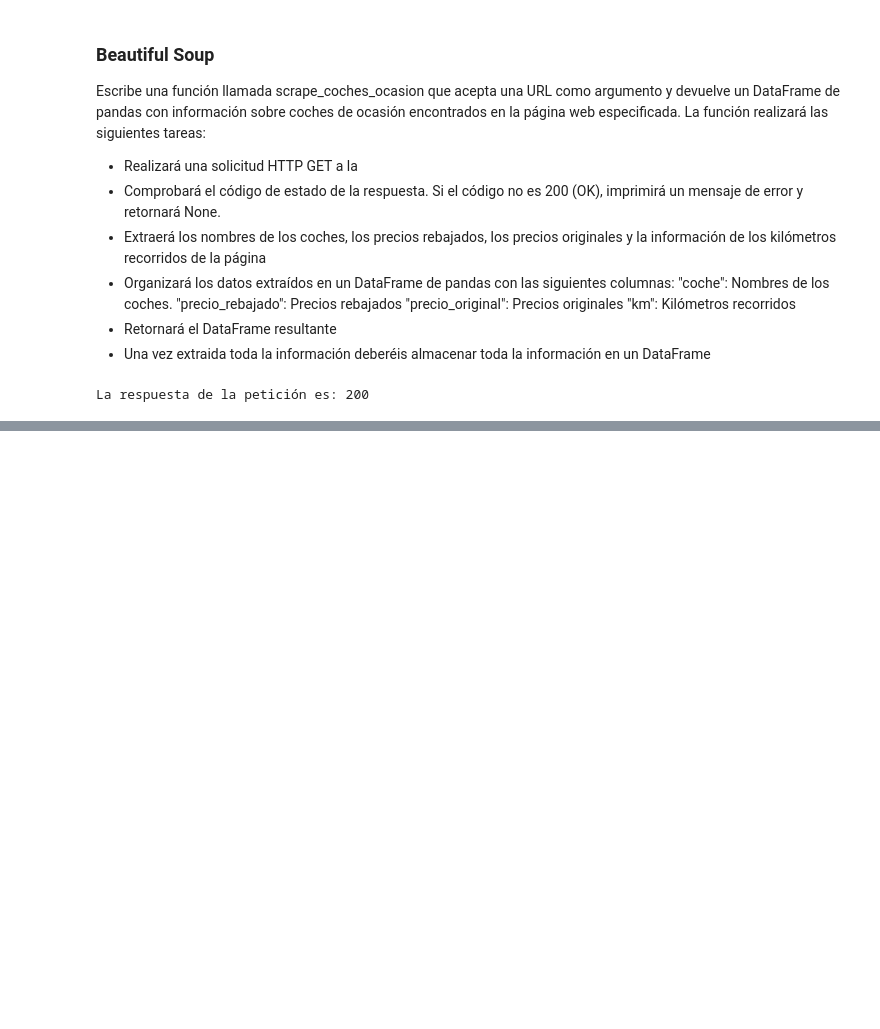
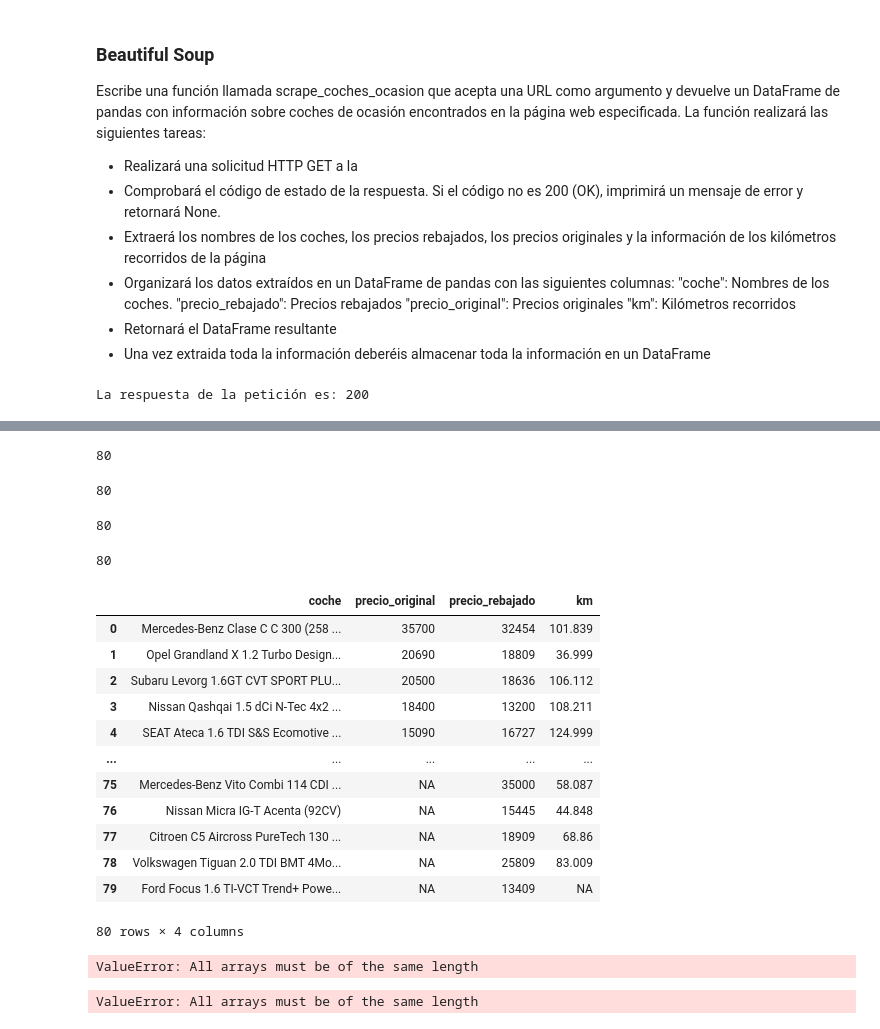
Before and after one commit to Adalab/da-modulo2-sprint1-pairprogramming_Rocio_ElenaG, a Jupyter notebook: beautiful_soup.ipynb, the cells around one changed output, grey strips where cells are left out. Cells and saved outputs as stored; diff of their text form; code cells hidden in the pictures; blank space fills up the shorter version.

```diff
--- a/beautiful_soup.ipynb
+++ b/beautiful_soup.ipynb
@@ -146,7 +129,0 @@ kms_lista[0:30]
-# %%
-kms_lista2 = []
-
-for km in kms_lista:
-    km = km.replace (" km",""). replace (".",",")
-    kms_lista2.append(km)
-kms_lista2
@@ -174,20 +129,0 @@ kms_lista2
-# %%
-#Todo de una vez
-
-kms = coches_soup.find_all ("span", {"class": "jsx-3960002075 detail big"})
-
-kms_lista = []
-
-for km in kms:
-    km = km.text
-    km_limpio = re.findall("\d{1,3}\.\d{3}",km)
-
-    if len(km_limpio) > 0:
-        kms_lista.append (km)
-
-        kms_lista3 = []
-
-        for km in kms_lista:
-            km = km.replace (" km",""). replace (".",",")
-            kms_lista3.append(km)
-        kms_lista3
@@ -226,3 +129,0 @@ lista_kms
-# %%
-kms = coches_soup.find_all ("span", {"img": "alt=Km"}) #no funcciona
-c
@@ -231,3 +129,0 @@ NameError: name 'c' is not defined
-# %%
-kms = coches_soup.find_all ("span", {"class": "jsx-3960002075 icon"}) #no funccionav
-kms [0:20]
@@ -244,0 +294,16 @@ def scrape_coches (url):
+# %%
+len (diccionario_coches2["coche"])
+# %% [output]
+80
+# %%
+len (diccionario_coches2["precio_original"])
+# %% [output]
+80
+# %%
+len (diccionario_coches2["precio_rebajado"])
+# %% [output]
+80
+# %%
+len (diccionario_coches2["km"])
+# %% [output]
+80
@@ -244,0 +312,30 @@ def scrape_coches (url):
+# %%
+df_coches = pd.DataFrame(diccionario_coches2)
+df_coches
+# %% [output]
+|  | coche | precio_original | precio_rebajado | km |
+| 0 | Mercedes-Benz Clase C C 300 (258 ... | 35700 | 32454 | 101.839 |
+| 1 | Opel Grandland X 1.2 Turbo Design... | 20690 | 18809 | 36.999 |
+| 2 | Subaru Levorg 1.6GT CVT SPORT PLU... | 20500 | 18636 | 106.112 |
+| 3 | Nissan Qashqai 1.5 dCi N-Tec 4x2 ... | 18400 | 13200 | 108.211 |
+| 4 | SEAT Ateca 1.6 TDI S&S Ecomotive ... | 15090 | 16727 | 124.999 |
+| ... | ... | ... | ... | ... |
+| 75 | Mercedes-Benz Vito Combi 114 CDI ... | NA | 35000 | 58.087 |
+| 76 | Nissan Micra IG-T Acenta (92CV) | NA | 15445 | 44.848 |
+| 77 | Citroen C5 Aircross PureTech 130 ... | NA | 18909 | 68.86 |
+| 78 | Volkswagen Tiguan 2.0 TDI BMT 4Mo... | NA | 25809 | 83.009 |
+| 79 | Ford Focus 1.6 TI-VCT Trend+ Powe... | NA | 13409 | NA |
+80 rows × 4 columns
+# %%
+df2 = pd.DataFrame(diccionario_coches2).fillna("no existe")
+#df2["km"] = df2["km"].fillna("no existe")
+#df2['precio_original'] = df2['precio_original'].fillna('no existe')
+# %% [output]
+ValueError: All arrays must be of the same length
+# %%
+df3 = pd.DataFrame(diccionario_coches2).fillna(method ="ffill")
+#df2["km"] = df2["km"].fillna("no existe")
+#df2['precio_original'] = df2['precio_original'].fillna('no existe')
+#df2['Years'] = df['Years'].fillna(method='ffill')
+# %% [output]
+ValueError: All arrays must be of the same length
```
Also changed, not shown: parts of 33 cells of this notebook.
